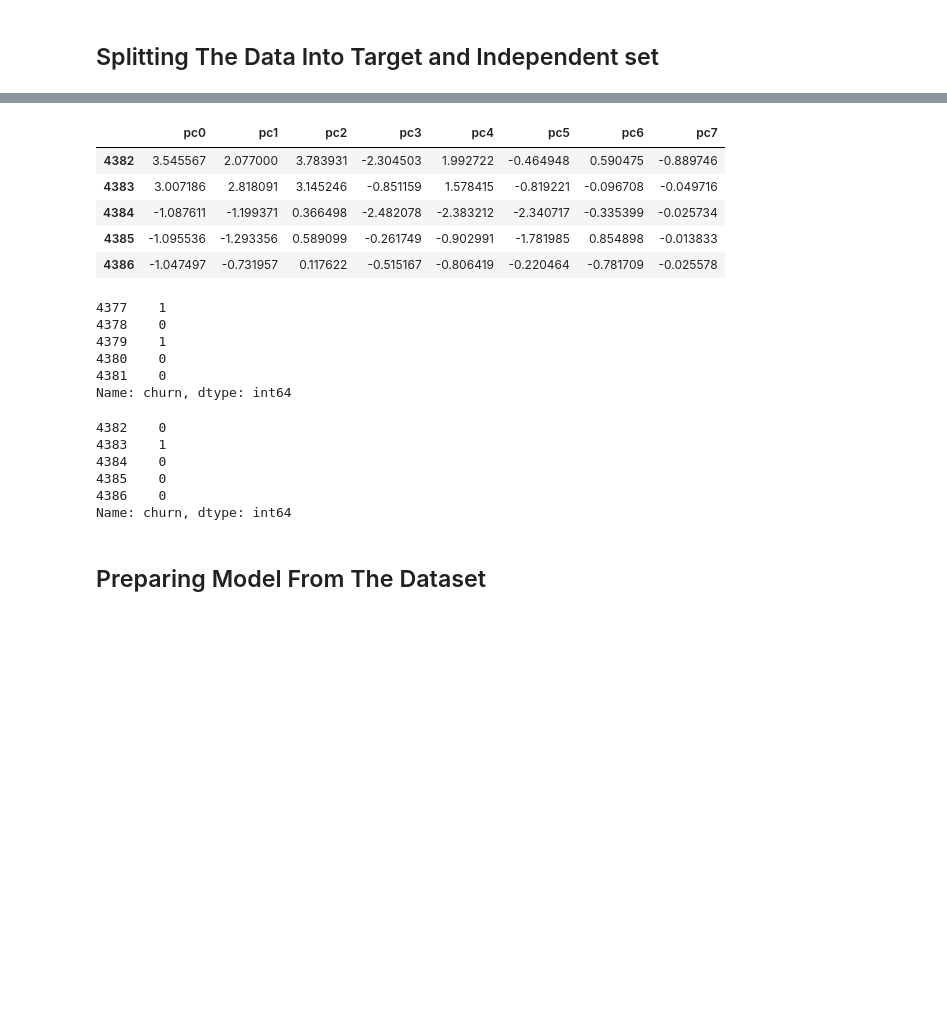
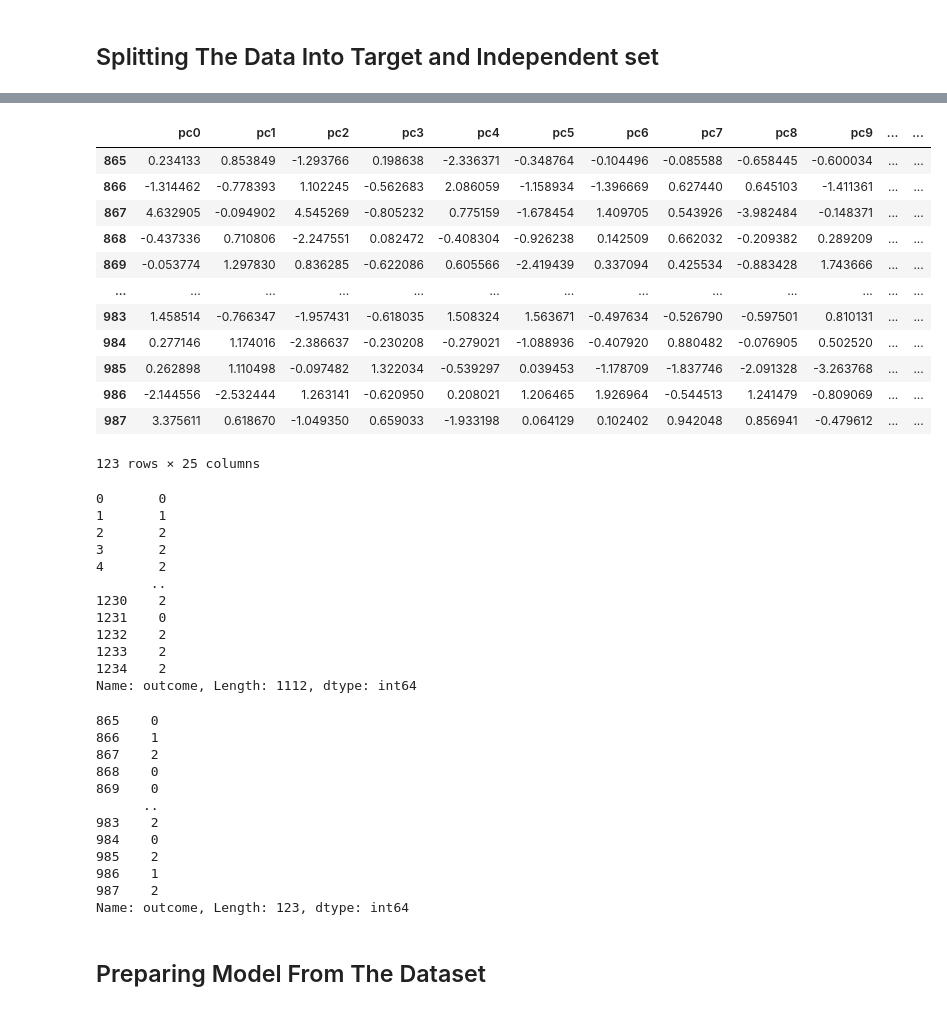
Before and after one commit to kunal-mallick/Predict_Health_Outcomes_of_Horses, a Jupyter notebook: Model Building/Model.ipynb, the cells around one changed output, grey strips where cells are left out. Cells and saved outputs as stored; diff of their text form; code cells hidden in the pictures; blank space fills up the shorter version.

```diff
--- a/Model Building/Model.ipynb
+++ b/Model Building/Model.ipynb
@@ -33,9 +33,9 @@ plt.tight_layout()
 # %% [markdown]
 ### Adding Dataset
 # %%
-train= pd.read_csv('https://raw.githubusercontent.com/kunal-mallick/Predict_Health_Outcomes_of_Horses/main/Feature%20Engineering%20%26%20Feature%20Extraction/Feature.csv')
+wp= pd.read_csv('https://raw.githubusercontent.com/kunal-mallick/Predict_Health_Outcomes_of_Horses/main/Feature%20Engineering%20%26%20Feature%20Extraction/Feature.csv')
 
-train
+wp
 # %% [output]
 |  | pc0 | pc1 | pc2 | pc3 | pc4 | pc5 | pc6 | pc7 | pc8 | pc9 | ... | ... |
 | 0 | -2.575515 | 0.497439 | 0.437356 | -0.322301 | -0.465205 | -1.730869 | -0.237628 | -0.584094 | 0.445372 | 0.175977 | ... | ... |
@@ -60 +146,5 @@ xtest = train.iloc[4382:,:-1]
+# %%
+xtrain = wp.drop(wp.index[865:988])
+xtrain = xtrain.iloc[:,:-1]
+xtest = wp.iloc[865:988:,:-1]
 # %%
@@ -69,10 +166,17 @@ xtrain.tail()
 # %%
-xtest.head()
+xtest
 # %% [output]
-|  | pc0 | pc1 | pc2 | pc3 | pc4 | pc5 | pc6 | pc7 |
-| 4382 | 3.545567 | 2.077000 | 3.783931 | -2.304503 | 1.992722 | -0.464948 | 0.590475 | -0.889746 |
-| 4383 | 3.007186 | 2.818091 | 3.145246 | -0.851159 | 1.578415 | -0.819221 | -0.096708 | -0.049716 |
-| 4384 | -1.087611 | -1.199371 | 0.366498 | -2.482078 | -2.383212 | -2.340717 | -0.335399 | -0.025734 |
-| 4385 | -1.095536 | -1.293356 | 0.589099 | -0.261749 | -0.902991 | -1.781985 | 0.854898 | -0.013833 |
-| 4386 | -1.047497 | -0.731957 | 0.117622 | -0.515167 | -0.806419 | -0.220464 | -0.781709 | -0.025578 |
+|  | pc0 | pc1 | pc2 | pc3 | pc4 | pc5 | pc6 | pc7 | pc8 | pc9 | ... | ... |
+| 865 | 0.234133 | 0.853849 | -1.293766 | 0.198638 | -2.336371 | -0.348764 | -0.104496 | -0.085588 | -0.658445 | -0.600034 | ... | ... |
+| 866 | -1.314462 | -0.778393 | 1.102245 | -0.562683 | 2.086059 | -1.158934 | -1.396669 | 0.627440 | 0.645103 | -1.411361 | ... | ... |
+| 867 | 4.632905 | -0.094902 | 4.545269 | -0.805232 | 0.775159 | -1.678454 | 1.409705 | 0.543926 | -3.982484 | -0.148371 | ... | ... |
+| 868 | -0.437336 | 0.710806 | -2.247551 | 0.082472 | -0.408304 | -0.926238 | 0.142509 | 0.662032 | -0.209382 | 0.289209 | ... | ... |
+| 869 | -0.053774 | 1.297830 | 0.836285 | -0.622086 | 0.605566 | -2.419439 | 0.337094 | 0.425534 | -0.883428 | 1.743666 | ... | ... |
+| ... | ... | ... | ... | ... | ... | ... | ... | ... | ... | ... | ... | ... |
+| 983 | 1.458514 | -0.766347 | -1.957431 | -0.618035 | 1.508324 | 1.563671 | -0.497634 | -0.526790 | -0.597501 | 0.810131 | ... | ... |
+| 984 | 0.277146 | 1.174016 | -2.386637 | -0.230208 | -0.279021 | -1.088936 | -0.407920 | 0.880482 | -0.076905 | 0.502520 | ... | ... |
+| 985 | 0.262898 | 1.110498 | -0.097482 | 1.322034 | -0.539297 | 0.039453 | -1.178709 | -1.837746 | -2.091328 | -3.263768 | ... | ... |
+| 986 | -2.144556 | -2.532444 | 1.263141 | -0.620950 | 0.208021 | 1.206465 | 1.926964 | -0.544513 | 1.241479 | -0.809069 | ... | ... |
+| 987 | 3.375611 | 0.618670 | -1.049350 | 0.659033 | -1.933198 | 0.064129 | 0.102402 | 0.942048 | 0.856941 | -0.479612 | ... | ... |
+123 rows × 25 columns
 # %%
@@ -81,21 +186,33 @@ ytest = train.iloc[4382:,-1]
 # %%
-ytrain.tail()
+ytrain
 # %% [output]
-4377    1
-4378    0
-4379    1
-4380    0
-4381    0
-Name: churn, dtype: int64
+0       0
+1       1
+2       2
+3       2
+4       2
+       ..
+1230    2
+1231    0
+1232    2
+1233    2
+1234    2
+Name: outcome, Length: 1112, dtype: int64
 # %%
-ytest.head()
+ytest
 # %% [output]
-4382    0
-4383    1
-4384    0
-4385    0
-4386    0
-Name: churn, dtype: int64
+865    0
+866    1
+867    2
+868    0
+869    0
+      ..
+983    2
+984    0
+985    2
+986    1
+987    2
+Name: outcome, Length: 123, dtype: int64
 # %% [markdown]
 ## Preparing Model From The Dataset
 # %% [markdown]
```
Also changed, not shown: parts of 43 cells of this notebook, 1 other file.
